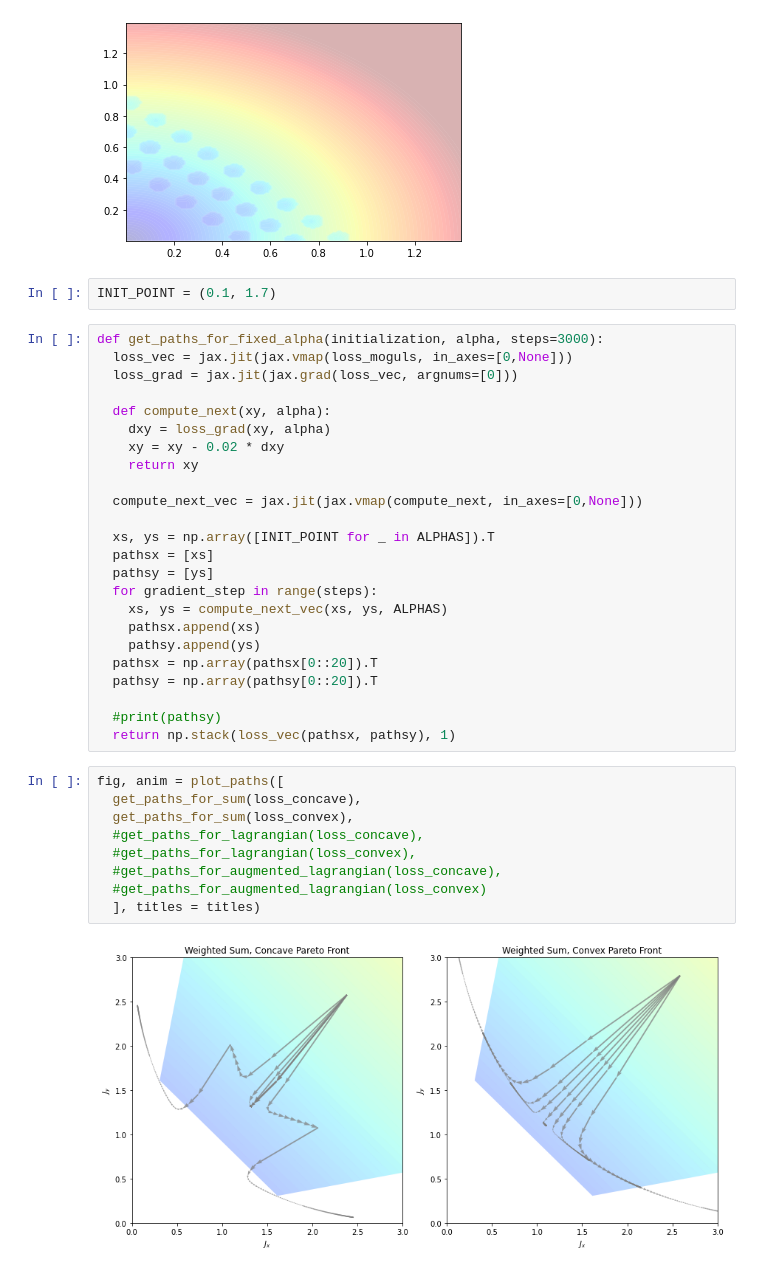
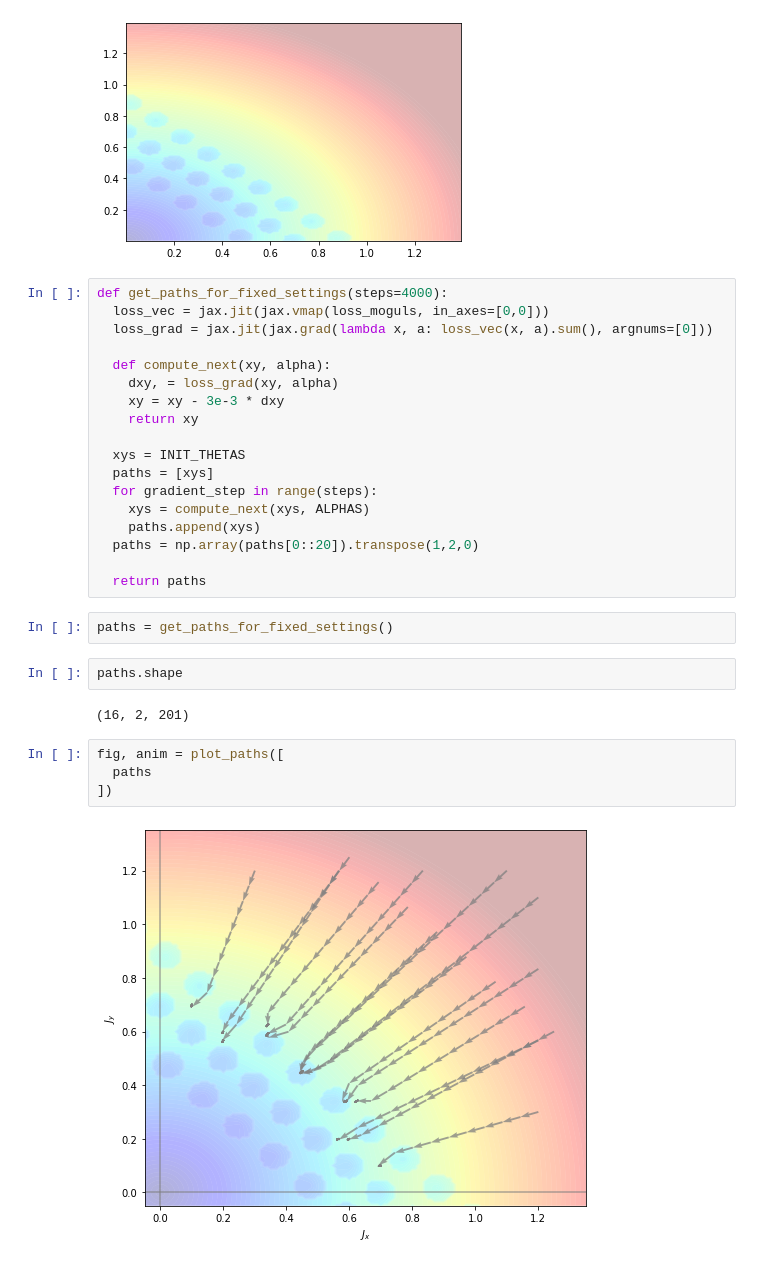
Before and after one commit to spitis/constrained_opt, a Jupyter notebook: Pareto Front-alpha.ipynb, the cells around one changed output. Saved outputs shown, nothing was run; the diff lists cells and outputs as text.

Commit message:
working alpha experiment

```diff
--- a/Pareto Front-alpha.ipynb
+++ b/Pareto Front-alpha.ipynb
@@ -17,40 +15,33 @@ plt.contourf(x, y, z, alpha=0.3, levels=np.linspace(0., 1.5, 100), cmap=plt.cm.j
 # %% [output]
 <matplotlib.contour.QuadContourSet at 0x...>
 [figure]
-# %%
-INIT_POINT = (0.1, 1.7)
 # %%
-def get_paths_for_fixed_alpha(initialization, alpha, steps=3000):
-  loss_vec = jax.jit(jax.vmap(loss_moguls, in_axes=[0,None]))
-  loss_grad = jax.jit(jax.grad(loss_vec, argnums=[0]))
+def get_paths_for_fixed_settings(steps=4000):
+  loss_vec = jax.jit(jax.vmap(loss_moguls, in_axes=[0,0]))
+  loss_grad = jax.jit(jax.grad(lambda x, a: loss_vec(x, a).sum(), argnums=[0]))
 
   def compute_next(xy, alpha):
-    dxy = loss_grad(xy, alpha)
-    xy = xy - 0.02 * dxy
+    dxy, = loss_grad(xy, alpha)
+    xy = xy - 3e-3 * dxy
     return xy
 
-  compute_next_vec = jax.jit(jax.vmap(compute_next, in_axes=[0,None]))
+  xys = INIT_THETAS
+  paths = [xys]
+  for gradient_step in range(steps):
+    xys = compute_next(xys, ALPHAS)
+    paths.append(xys)
+  paths = np.array(paths[0::20]).transpose(1,2,0)
 
-  xs, ys = np.array([INIT_POINT for _ in ALPHAS]).T
-  pathsx = [xs]
-  pathsy = [ys]
-  for gradient_step in range(steps):
-    xs, ys = compute_next_vec(xs, ys, ALPHAS)
-    pathsx.append(xs)
-    pathsy.append(ys)
-  pathsx = np.array(pathsx[0::20]).T
-  pathsy = np.array(pathsy[0::20]).T
-
-  #print(pathsy)
-  return np.stack(loss_vec(pathsx, pathsy), 1)
+  return paths
-# %%
-fig, anim = plot_paths([
-  get_paths_for_sum(loss_concave),
-  get_paths_for_sum(loss_convex),
-  #get_paths_for_lagrangian(loss_concave),
-  #get_paths_for_lagrangian(loss_convex),
-  #get_paths_for_augmented_lagrangian(loss_concave),
-  #get_paths_for_augmented_lagrangian(loss_convex)
-  ], titles = titles)
-# %% [output]
-[figure, removed]
+# %%
+paths = get_paths_for_fixed_settings()
+# %%
+paths.shape
+# %% [output]
+(16, 2, 201)
+# %%
+fig, anim = plot_paths([
+  paths
+])
+# %% [output]
+[figure, added]
```
Also changed, not shown: parts of 13 cells of this notebook, 1 other file.
